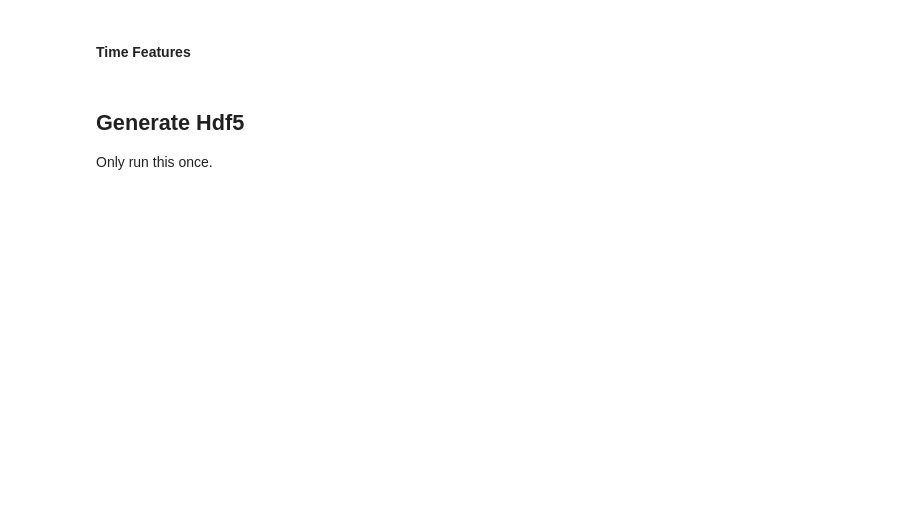
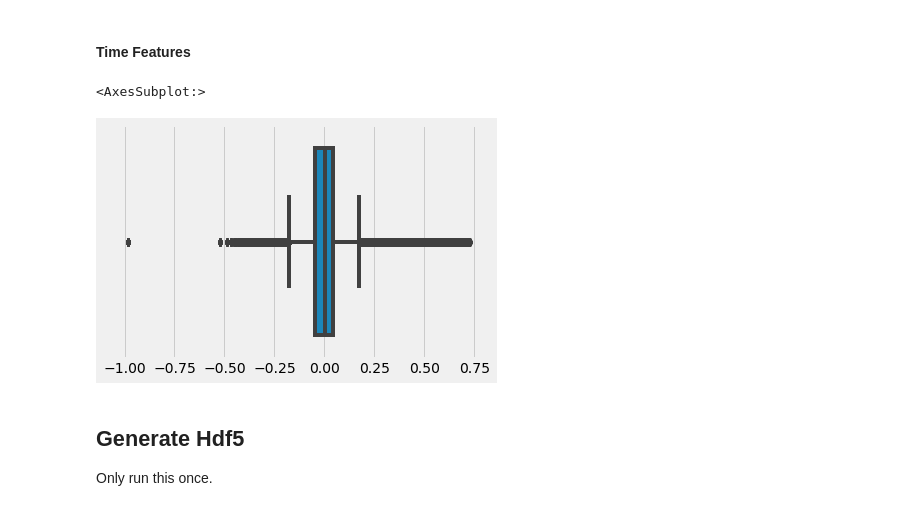
Before and after one commit to gautierdag/riiid, a Jupyter notebook: neural.ipynb, the cells around one changed output. Saved outputs shown, nothing was run; the diff lists cells and outputs as text; code cells hidden in the pictures; blank space fills up the shorter version.

```diff
--- a/neural.ipynb
+++ b/neural.ipynb
@@ -108,12 +136,19 @@ def add_part_to_questions(df):
 # %% [markdown]
 #### Time Features
-# %%
-def get_time_elapsed_from_timestamp(arr, max_minutes=300):
-    # Saint+ way
-    # Note this is isnt the smartest way..
-    arr_seconds = np.diff(arr, prepend=1) // 1000
-    arr_seconds[arr_seconds > max_minutes] = max_minutes
-    return arr_seconds.astype(np.float32)
+# %%
+eps = 0.0000001
+def get_time_elapsed_from_timestamp(arr):
+    arr_seconds = np.diff(arr, prepend=0) / 1000
+    return (np.log(arr_seconds + eps).astype(np.float32)-3.5) / 20
+# %%
+%%time
+## Show effects of transformation
+times = train.groupby("user_id").timestamp.apply(get_time_elapsed_from_timestamp)
+times = np.concatenate(times.tolist())
+sns.boxplot(x=times)
+# %% [output]
+<AxesSubplot:>
+[figure, added]
 # %% [markdown]
 ## Generate Hdf5
 
```
Also changed, not shown: parts of 31 cells of this notebook.
